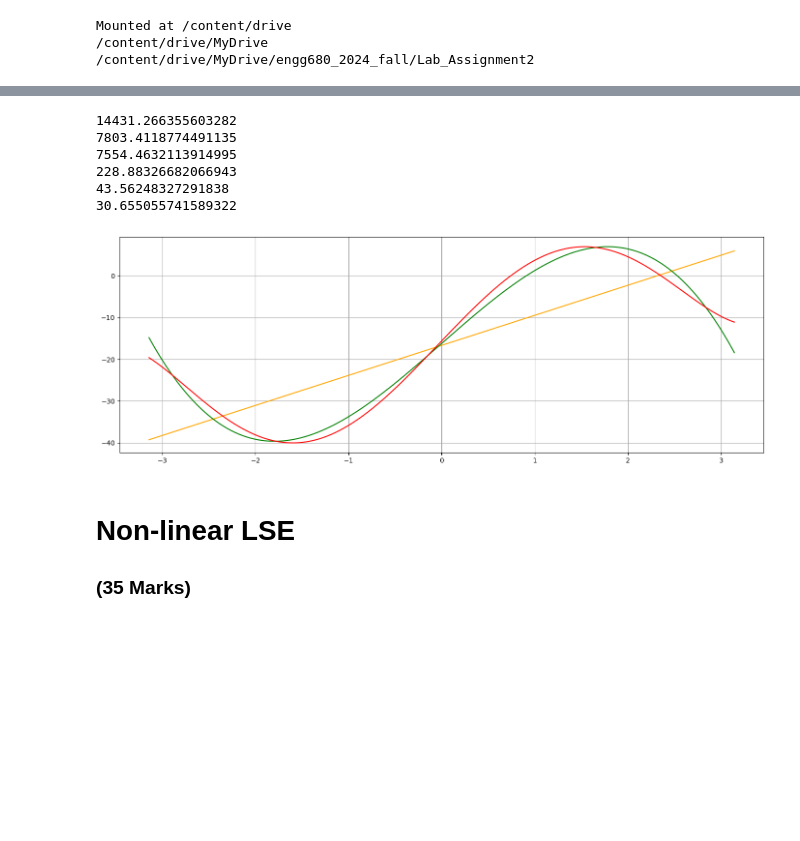
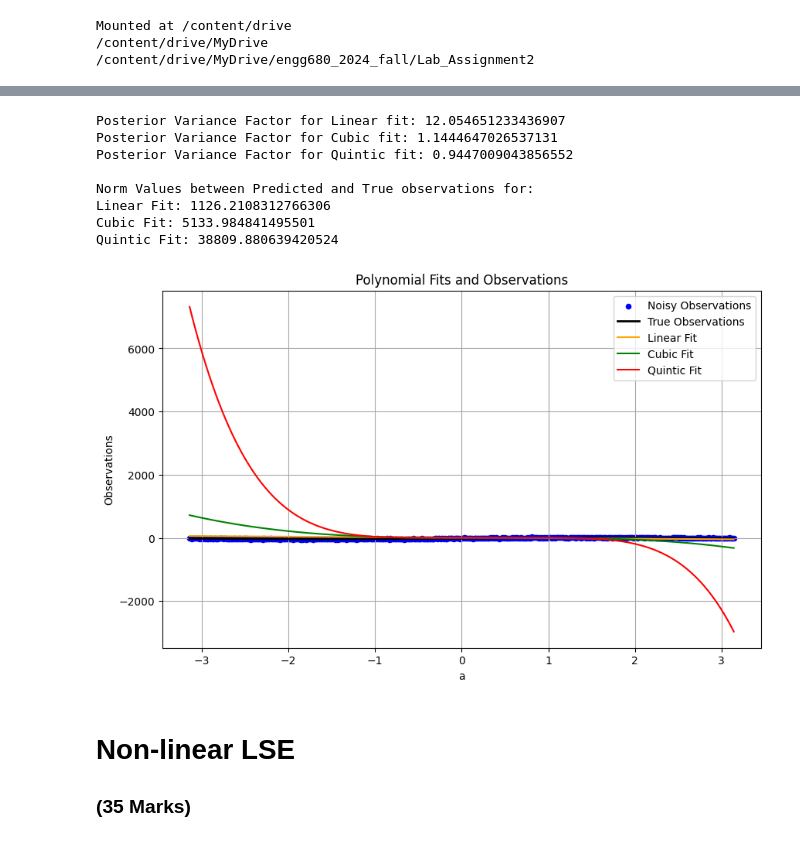
Before and after one commit to Kaushini1408/engg680_2024_fall, a Jupyter notebook: Lab_Assignment2/Assignment2.ipynb, the cells around one changed output, grey strips where cells are left out. Saved outputs shown, nothing was run; the diff lists cells and outputs as text; code cells hidden in the pictures; blank space fills up the shorter version.

```diff
--- a/Lab_Assignment2/Assignment2.ipynb
+++ b/Lab_Assignment2/Assignment2.ipynb
@@ -190,42 +215,56 @@ print(np.linalg.norm(quintic_uw - l_true))
 # now, let's define the P matrix with the proper weights of observation
 # use the variance of observation l_var, define P matrix
 # (1 mark)
-P1 = np.diag(l_var)
+P1 = np.diag(1/l_var)
 # %%
 # step 13
 # repeat the steps 6-10, using the proper P matrix
 # (10 marks)
 v1 = fit_polynomial_curve(a, l, P1, 1)
 v2 = fit_polynomial_curve(a, l, P1, 3)
 v3 = fit_polynomial_curve(a, l, P1, 5)
 
 line_uw = np.polyval(v1[0], a)
 cubic_uw = np.polyval(v2[0], a)
 quintic_uw = np.polyval(v3[0], a)
 
-fig, ax = plt.subplots(nrows=1, ncols=1, figsize=(14, 5))
-plt.plot(a, line_uw, color='orange')
-plt.plot(a, cubic_uw, color='green')
-plt.plot(a, quintic_uw, color='red')
+# Plot the noisy and true observations
+plt.figure(figsize=(10, 6))
+plt.scatter(a, l, label='Noisy Observations', color='blue', s=20, marker='o')
+plt.plot(a, l_true, label='True Observations', color='black', linewidth=2)
 
-ax.grid(True, which='both',ls='-',color='0.65')
+# Plot Polynomial fits
+plt.plot(a, line_uw, color='orange',label='Linear Fit')
+plt.plot(a, cubic_uw, color='green',label='Cubic Fit')
+plt.plot(a, quintic_uw, color='red',label='Quintic Fit')
+
+# Define labels and title
+plt.xlabel('a')
+plt.ylabel('Observations')
+plt.title('Polynomial Fits and Observations')
+plt.legend()
+plt.grid(True, which='both',ls='-',color='0.65')
+
 fig.tight_layout()
 
-print(v1[2])
-print(v2[2])
-print(v3[2])
+print("Posterior Variance Factor for Linear fit:",v1[2])
+print("Posterior Variance Factor for Cubic fit:",v2[2])
+print("Posterior Variance Factor for Quintic fit:",v3[2])
 
-print(np.linalg.norm(line_uw - l_true))
-print(np.linalg.norm(cubic_uw - l_true))
-print(np.linalg.norm(quintic_uw - l_true))
+print("\nNorm Values between Predicted and True observations for:")
+print("Linear Fit:",np.linalg.norm(line_uw - l_true))
+print("Cubic Fit:",np.linalg.norm(cubic_uw - l_true))
+print("Quintic Fit:",np.linalg.norm(quintic_uw - l_true))
 # %% [output]
-14431.266355603282
-7803.4118774491135
-7554.4632113914995
-228.88326682066943
-43.56248327291838
-30.655055741589322
+Posterior Variance Factor for Linear fit: 12.054651233436907
+Posterior Variance Factor for Cubic fit: 1.1444647026537131
+Posterior Variance Factor for Quintic fit: 0.9447009043856552
+
+Norm Values between Predicted and True observations for:
+Linear Fit: 1126.2108312766306
+Cubic Fit: 5133.984841495501
+Quintic Fit: 38809.880639420524
-[figure, old version]
+[figure, new version]
 # %%
 # step 14
 # Compare the results of a posterier variance factor and norm from unweighted LSE and weighted LSE, what phenomena do you observe? Explain this phenomena.
```
Also changed, not shown: parts of 8 cells of this notebook.
